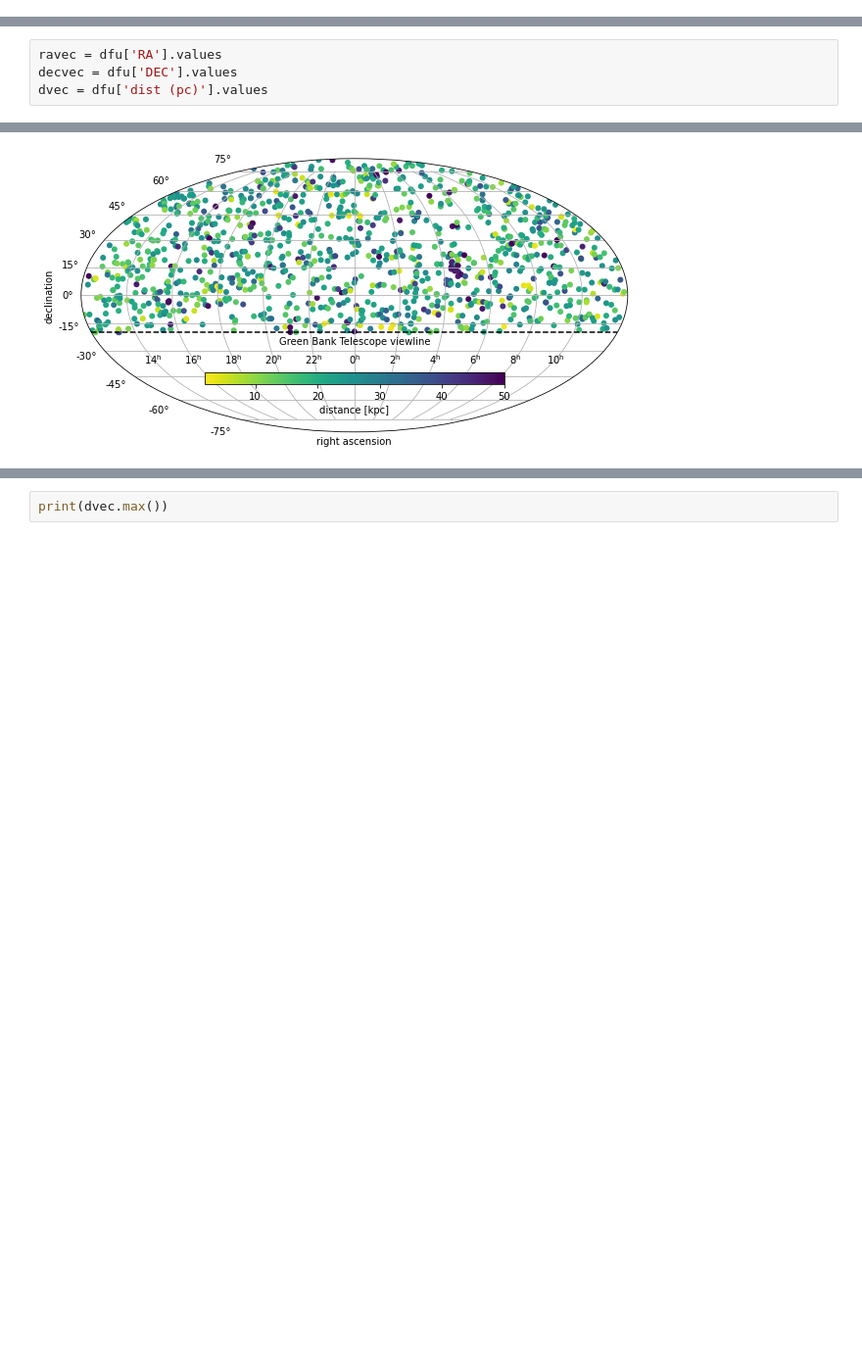
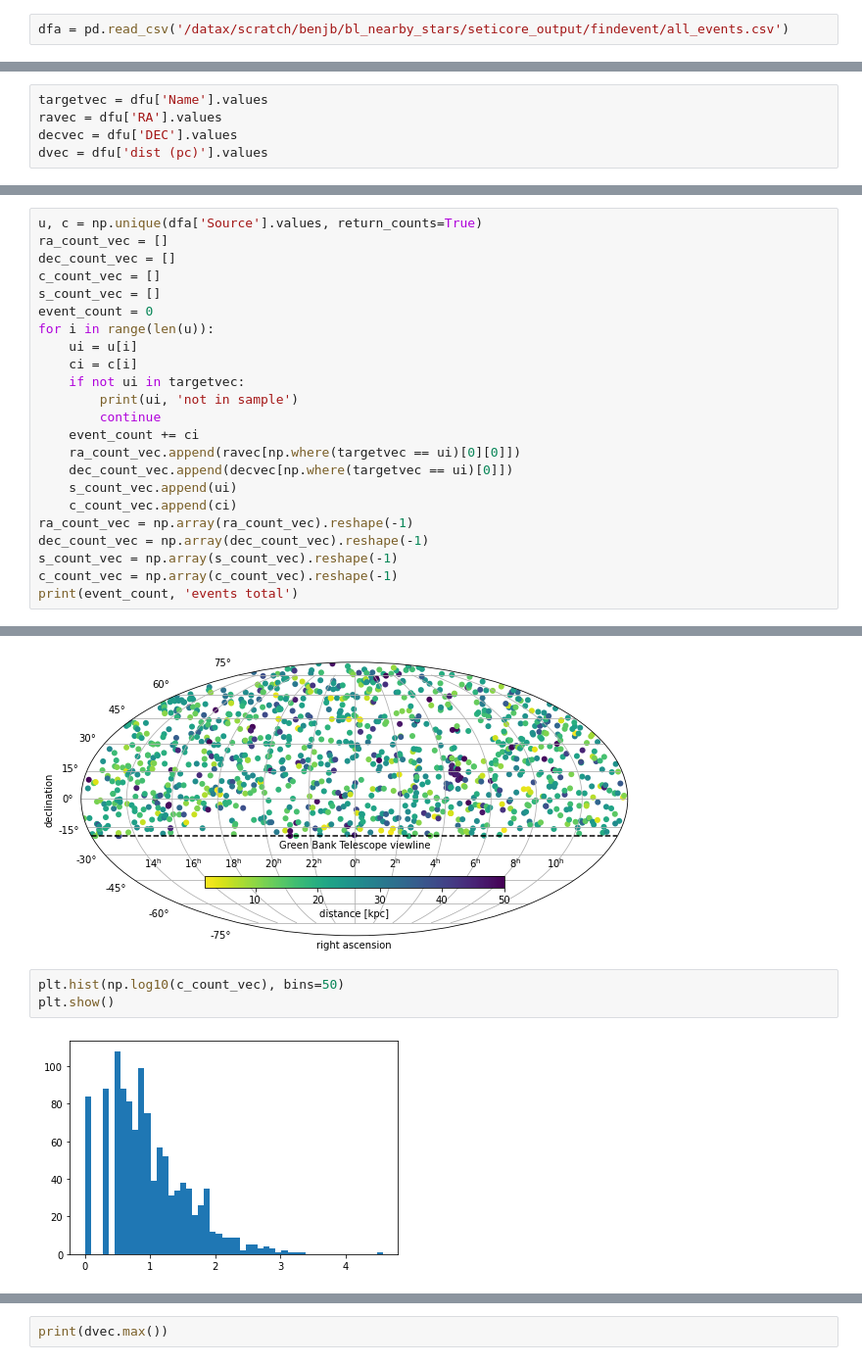
Before and after one commit to bjacobell/nearby-stars, a Jupyter notebook: plot_star_sample.ipynb, the cells around one changed output, grey strips where cells are left out. Shown at 98% size. Drawn from its saved outputs; the diff is of its cells as text; blank space fills up the shorter version.

Commit message:
checking event uniqueness

```diff
--- a/plot_star_sample.ipynb
+++ b/plot_star_sample.ipynb
@@ -6,6 +6,8 @@ import blimpy as bl
 import glob
 import os
 %matplotlib inline
+# %%
+dfa = pd.read_csv('/datax/scratch/benjb/bl_nearby_stars/seticore_output/findevent/all_events.csv')
 # %%
 df = pd.read_csv('/datax/scratch/benjb/bl_nearby_stars/BL_star_targets_all_sky.csv')
 df
@@ -41,6 +43,7 @@ dfu
 | 1180 | HIP118310 | 23 59 47.7 | 6 39 48 | 8.85 | K5 | 25.3 | 10/23/2019 | NaN |
 1180 rows × 8 columns
 # %%
+targetvec = dfu['Name'].values
 ravec = dfu['RA'].values
 decvec = dfu['DEC'].values
 dvec = dfu['dist (pc)'].values
@@ -46,0 +56,23 @@ dvec = dfu['dist (pc)'].values
+# %%
+u, c = np.unique(dfa['Source'].values, return_counts=True)
+ra_count_vec = []
+dec_count_vec = []
+c_count_vec = []
+s_count_vec = []
+event_count = 0
+for i in range(len(u)):
+    ui = u[i]
+    ci = c[i]
+    if not ui in targetvec:
+        print(ui, 'not in sample')
+        continue
+    event_count += ci
+    ra_count_vec.append(ravec[np.where(targetvec == ui)[0][0]])
+    dec_count_vec.append(decvec[np.where(targetvec == ui)[0]])
+    s_count_vec.append(ui)
+    c_count_vec.append(ci)
+ra_count_vec = np.array(ra_count_vec).reshape(-1)
+dec_count_vec = np.array(dec_count_vec).reshape(-1)
+s_count_vec = np.array(s_count_vec).reshape(-1)
+c_count_vec = np.array(c_count_vec).reshape(-1)
+print(event_count, 'events total')
@@ -107,3 +181,8 @@ plt.savefig('/datax/scratch/benjb/bl_nearby_stars/Fig_sky_distribution_of_source
 plt.show()
 # %% [output]
 [figure]
+# %%
+plt.hist(np.log10(c_count_vec), bins=50)
+plt.show()
+# %% [output]
+[figure, added]
```
Also changed, not shown: parts of 8 cells of this notebook, 5 other files.
